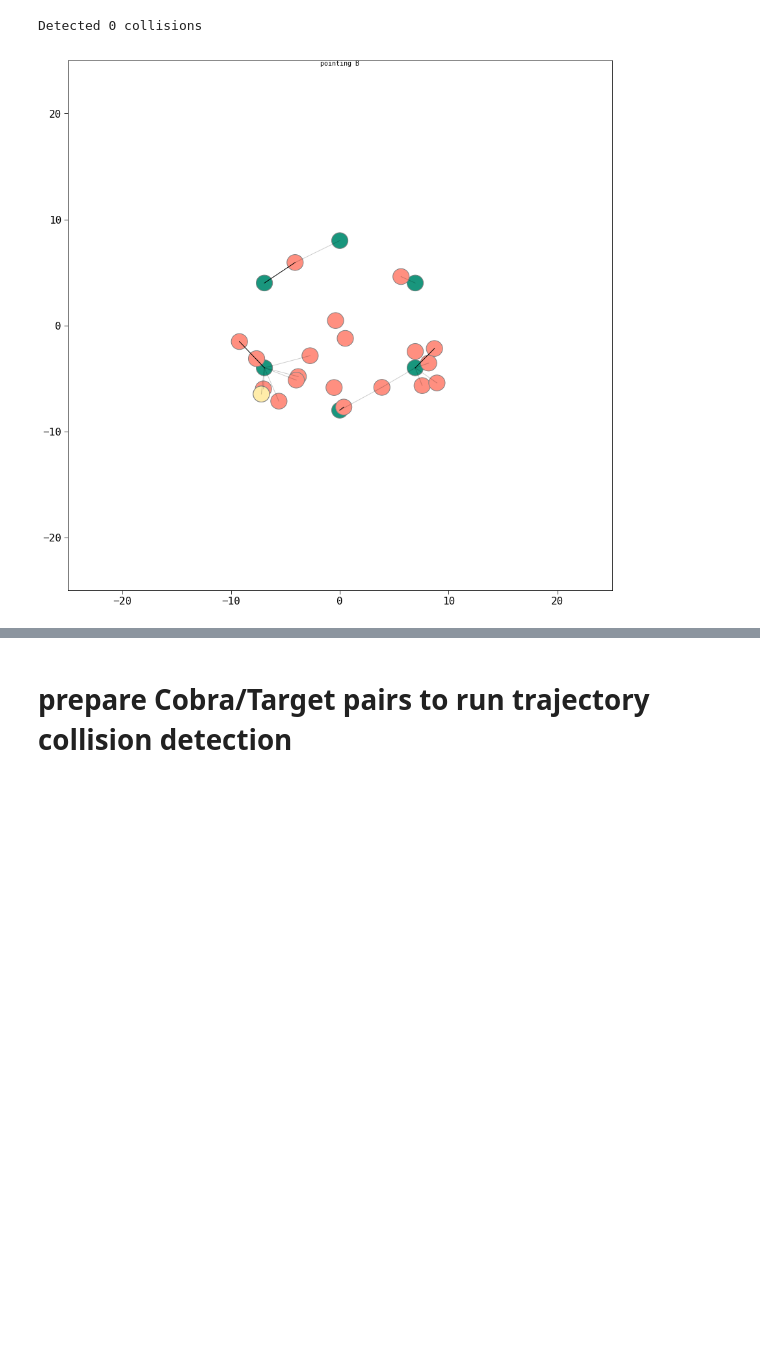
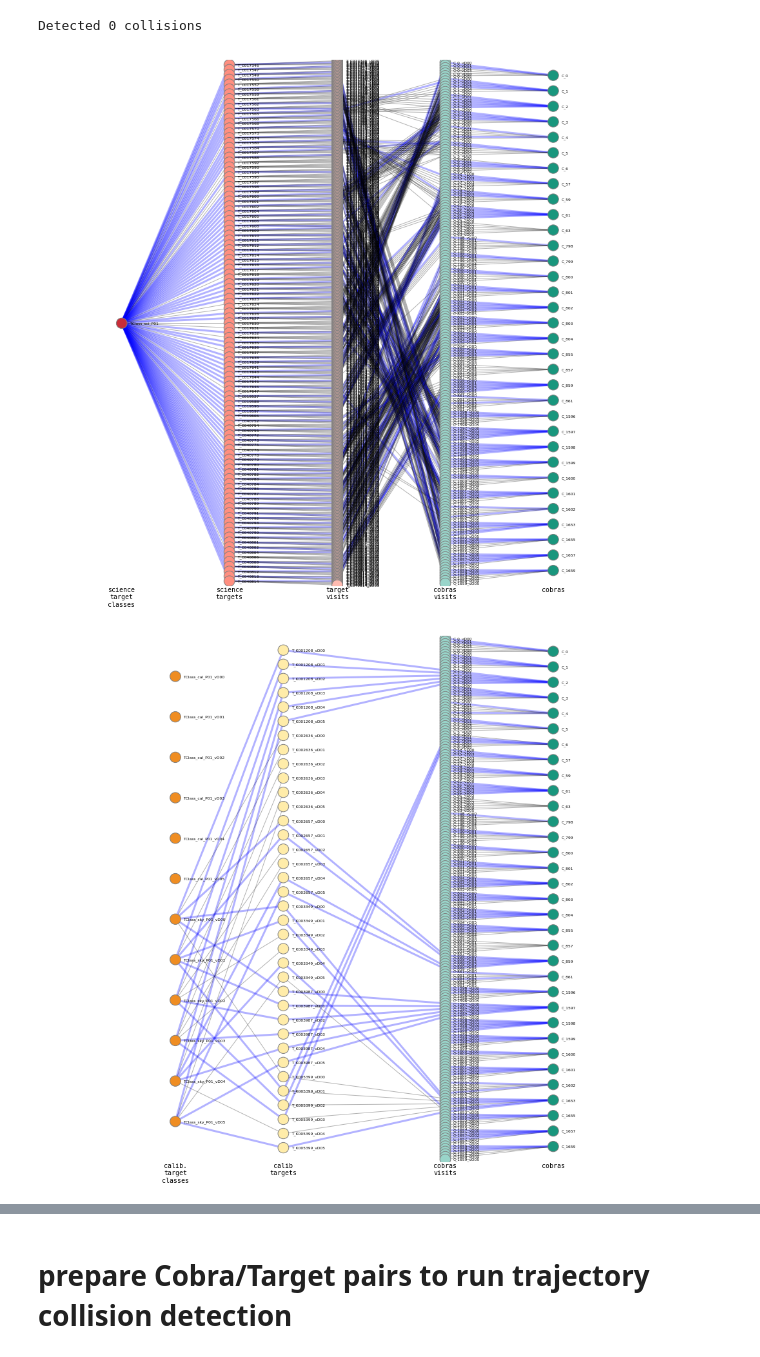
Before and after one commit to Subaru-PFS/ets_networkflow, a Jupyter notebook: netflow_COSII_offset_refactor.ipynb, the cells around one changed output, grey strips where cells are left out. Saved outputs shown, nothing was run; the diff lists cells and outputs as text; code cells hidden in the pictures; blank space fills up the shorter version.

```diff
--- a/netflow_COSII_offset_refactor.ipynb
+++ b/netflow_COSII_offset_refactor.ipynb
@@ -368,6 +380,7 @@ for pid,(pointing_RA,pointing_DEC) in pointings.items():
 # %%
 from scipy.spatial.distance import cdist
 
+PLOT = False
 
 # find collision pairs
 fiber_collision_radius = 1.
@@ -383,8 +396,6 @@ if ENABLE_COLLISION_AVOIDANCE:
         targets = target_fplane_pos[pid]
         tclasses = [class_dict[tid] for tid in target_fplane_pos[pid]]
 
-        f = plt.figure(figsize=[5,5])
-        plt.subplot()
         txx = np.array( [t[0] for tid, t in targets.items()] )
         tyy = np.array( [t[1] for tid, t in targets.items()] )
 
@@ -392,10 +403,12 @@ if ENABLE_COLLISION_AVOIDANCE:
         _ii_sky = list( map( lambda x : x.startswith('sky') , tclasses ) )
         _ii_cal = list( map( lambda x : x.startswith('cal') , tclasses ) )
 
-
-        plt.plot(txx[_ii_sci],tyy[_ii_sci],'.', ms=1, label='science')
-        plt.plot(txx[_ii_sky],tyy[_ii_sky],'b.' , label='sky')
-        plt.plot(txx[_ii_cal],tyy[_ii_cal],'yo' , label='cal. star')
+        if PLOT:
+            f = plt.figure(figsize=[5,5])
+            plt.subplot()
+            plt.plot(txx[_ii_sci],tyy[_ii_sci],'.', ms=1, label='science')
+            plt.plot(txx[_ii_sky],tyy[_ii_sky],'b.' , label='sky')
+            plt.plot(txx[_ii_cal],tyy[_ii_cal],'yo' , label='cal. star')
 
 
         N = len(ID)
@@ -422,14 +435,15 @@ if ENABLE_COLLISION_AVOIDANCE:
                     collision_pairs[pid].append([(ID[i],x1,y1),(ID[j],x2,y2)])
 
 
-        for cp in collision_pairs[pid]:
-            plt.plot([cp[0][1],cp[1][1]],[cp[0][2],cp[1][2]],'r-')
+        if PLOT:
+            for cp in collision_pairs[pid]:
+                plt.plot([cp[0][1],cp[1][1]],[cp[0][2],cp[1][2]],'r-')
 
 
-        plt.axis('equal')
-        l = plt.legend()
-        l.draw_frame(False)
-        plt.xlabel("x [mm]")
-        plt.ylabel("y [mm]")
-        plt.xlim([-15,15])
+            plt.axis('equal')
+            l = plt.legend()
+            l.draw_frame(False)
+            plt.xlabel("x [mm]")
+            plt.ylabel("y [mm]")
+            plt.xlim([-15,15])
 # %% [output]
@@ -550,9 +566,9 @@ supply_dict = {}
 supply_dict['sci_P01'] = inf
 
 # need one calibration star per exposure
-supply_dict['cal_P01'] = 0 # force exactly 40
+supply_dict['cal_P01'] = 11 # force exactly 40
 # need one sky positions per exposure
-supply_dict['sky_P01'] = 0 # force exactly 240
+supply_dict['sky_P01'] = 200 # force exactly 240
 # %%
 # Build the survey plan graph.
 
@@ -867,16 +894,8 @@ for fp in flow_pairs:
 print("Detected {} collisions".format(NCOLL))
 # %% [output]
 Detected 0 collisions
-# %%
-from pfs_netflow.plotting import plotFocalPlane
-def setflows(g,flows):
-    for a in g.arcs.itervalues():
-        k = '{}={}'.format(a.startnode.id,a.endnode.id)
-        if flows.has_key(k):
-            a.flow = value(flows[k])
-
-if True:
-    plotFocalPlane(g, pid='B', W=50)
-    #plotSurveyPlan(g)
-# %% [output]
-[figure, removed]
+# %%
+plotSurveyPlan(g)
+# %% [output]
+[figure, added]
+[figure, added]
```
Also changed, not shown: parts of 17 cells of this notebook, 3 other files.
